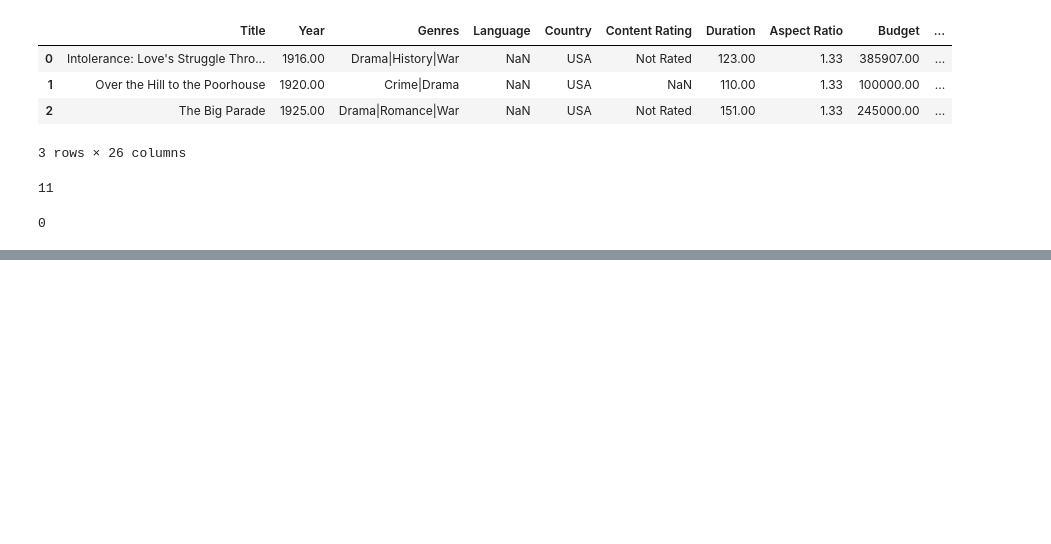
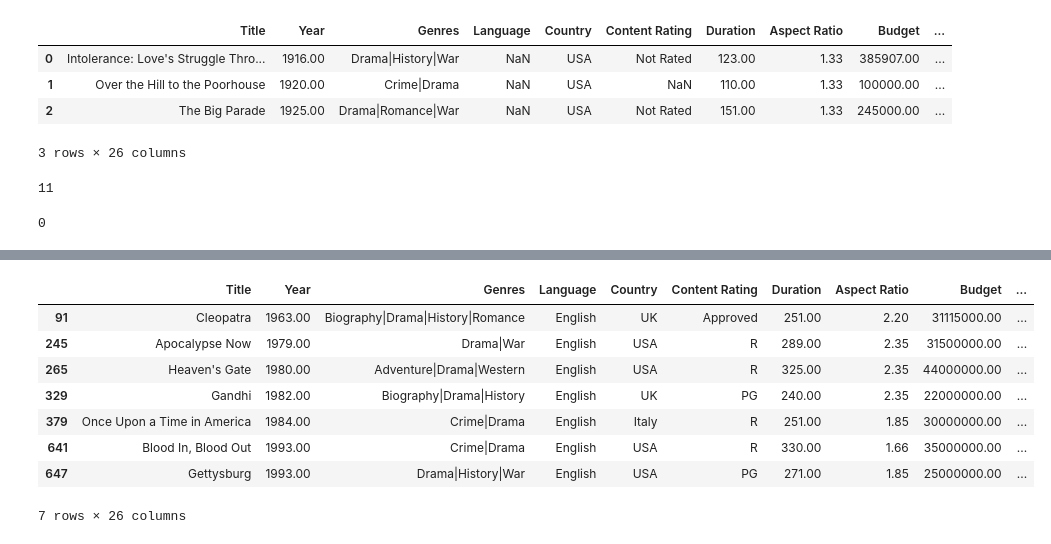
Before and after one commit to christianoliverahuerta/Public, a Jupyter notebook: notebooks/2.-Data-Wrangling/PythonDataAnalysisLibrary.ipynb, the cells around one changed output, grey strips where cells are left out. Saved outputs shown, nothing was run; the diff lists cells and outputs as text; code cells hidden in the pictures; blank space fills up the shorter version.

```diff
--- a/notebooks/2.-Data-Wrangling/PythonDataAnalysisLibrary.ipynb
+++ b/notebooks/2.-Data-Wrangling/PythonDataAnalysisLibrary.ipynb
@@ -375,0 +413,13 @@ Index(['Title', 'Year', 'Genres', 'Language', 'Country', 'Content Rating',
+# %%
+# Podemos crear subconjuntos en más de un filtro. Veamos películas de más de 240 minutos y en inglés.
+movie_df[(movie_df['Duration']>=240) & (movie_df['Language'] == 'English')]
+# %% [output]
+|  | Title | Year | Genres | Language | Country | Content Rating | Duration | Aspect Ratio | Budget | ... |
+| 91 | Cleopatra | 1963.00 | Biography|Drama|History|Romance | English | UK | Approved | 251.00 | 2.20 | 31115000.00 | ... |
+| 245 | Apocalypse Now | 1979.00 | Drama|War | English | USA | R | 289.00 | 2.35 | 31500000.00 | ... |
+| 265 | Heaven's Gate | 1980.00 | Adventure|Drama|Western | English | USA | R | 325.00 | 2.35 | 44000000.00 | ... |
+| 329 | Gandhi | 1982.00 | Biography|Drama|History | English | UK | PG | 240.00 | 2.35 | 22000000.00 | ... |
+| 379 | Once Upon a Time in America | 1984.00 | Crime|Drama | English | Italy | R | 251.00 | 1.85 | 30000000.00 | ... |
+| 641 | Blood In, Blood Out | 1993.00 | Crime|Drama | English | USA | R | 330.00 | 1.66 | 35000000.00 | ... |
+| 647 | Gettysburg | 1993.00 | Drama|History|War | English | USA | PG | 271.00 | 1.85 | 25000000.00 | ... |
+7 rows × 26 columns
```
Also changed, not shown: parts of 9 cells of this notebook, 2 other files.
